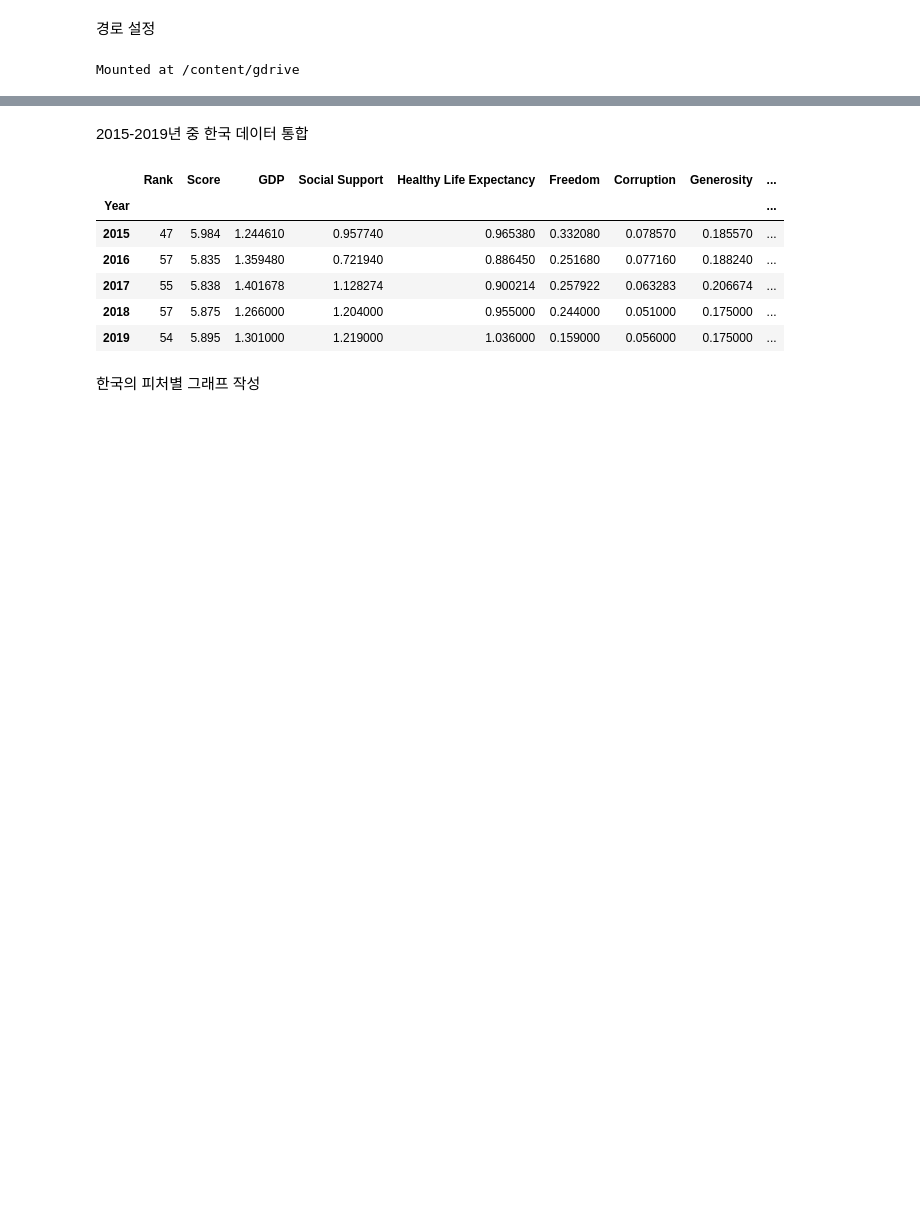
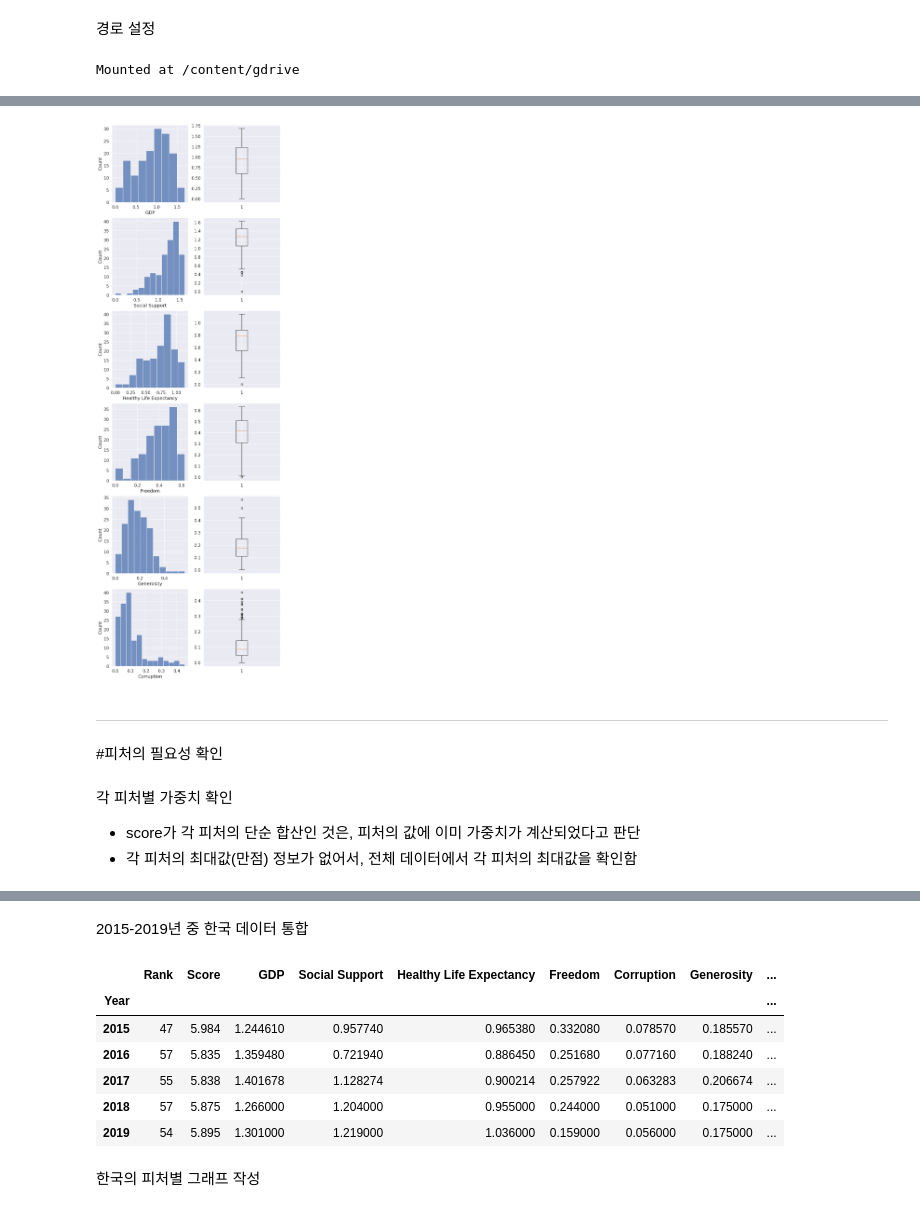
Before and after one commit to EA-park/AIFFEL_datathon, a Jupyter notebook: [Datathon]세계행복보고서_세계정복.ipynb, the cells around one changed output, grey strips where cells are left out. Drawn from its saved outputs; the diff is of its cells as text; code cells hidden in the pictures; blank space fills up the shorter version.

```diff
--- a/[Datathon]세계행복보고서_세계정복.ipynb
+++ b/[Datathon]세계행복보고서_세계정복.ipynb
@@ -52,0 +143,16 @@ plt.show()
+# %%
+plt.figure(figsize=[10,50])
+for iter, key in enumerate(keys):
+    plt.subplot(9,2,2*iter+1)
+    sns.histplot(happiness2019[key])
+    plt.subplot(9,2,2*iter+2)
+    plt.boxplot(happiness2019[key])
+plt.show()
+# %% [output]
+[figure, added]
+# %% [markdown]
+
+
+---
+# %% [markdown]
+#피처의 필요성 확인
@@ -52,0 +162,4 @@ plt.show()
+# %% [markdown]
+각 피처별 가중치 확인
+- score가 각 피처의 단순 합산인 것은, 피처의 값에 이미 가중치가 계산되었다고 판단
+- 각 피처의 최대값(만점) 정보가 없어서, 전체 데이터에서 각 피처의 최대값을 확인함
```
Also changed, not shown: parts of 51 cells of this notebook.
